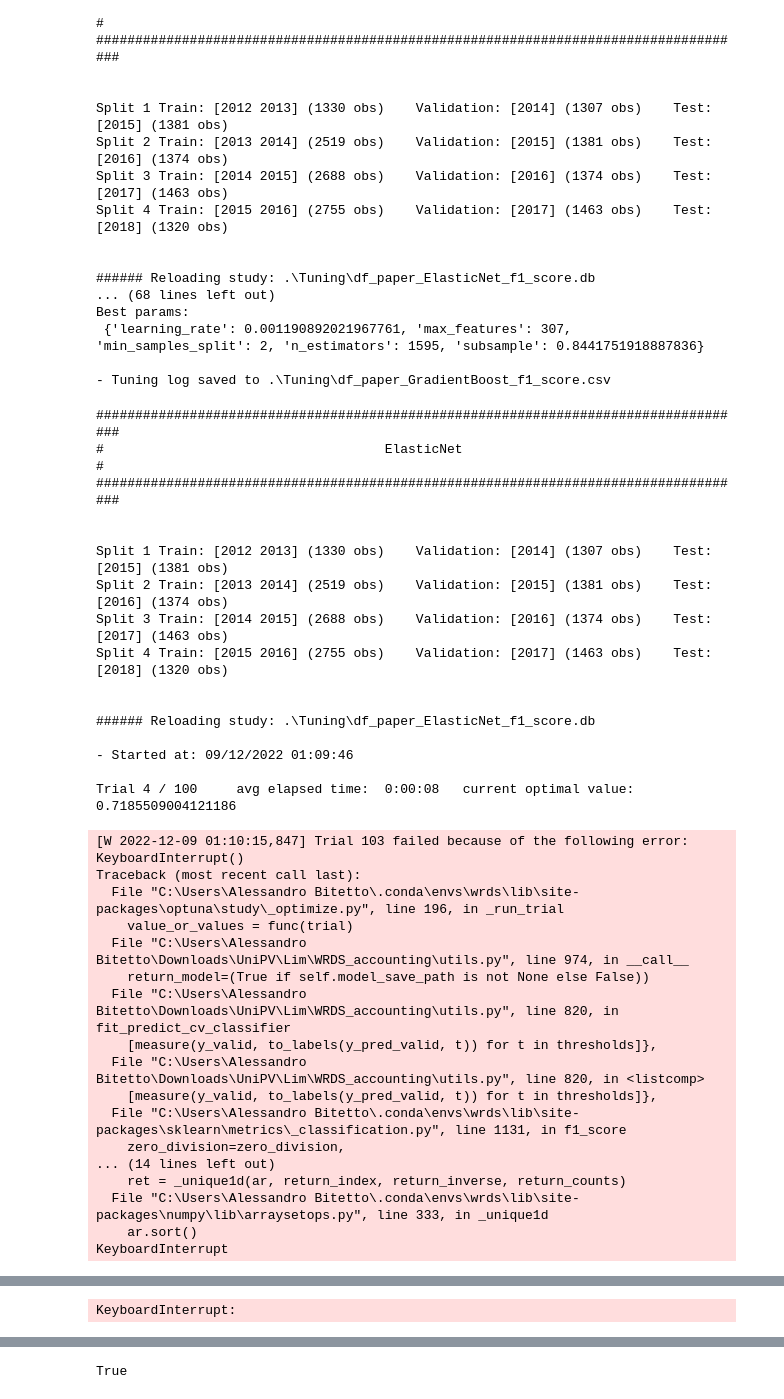
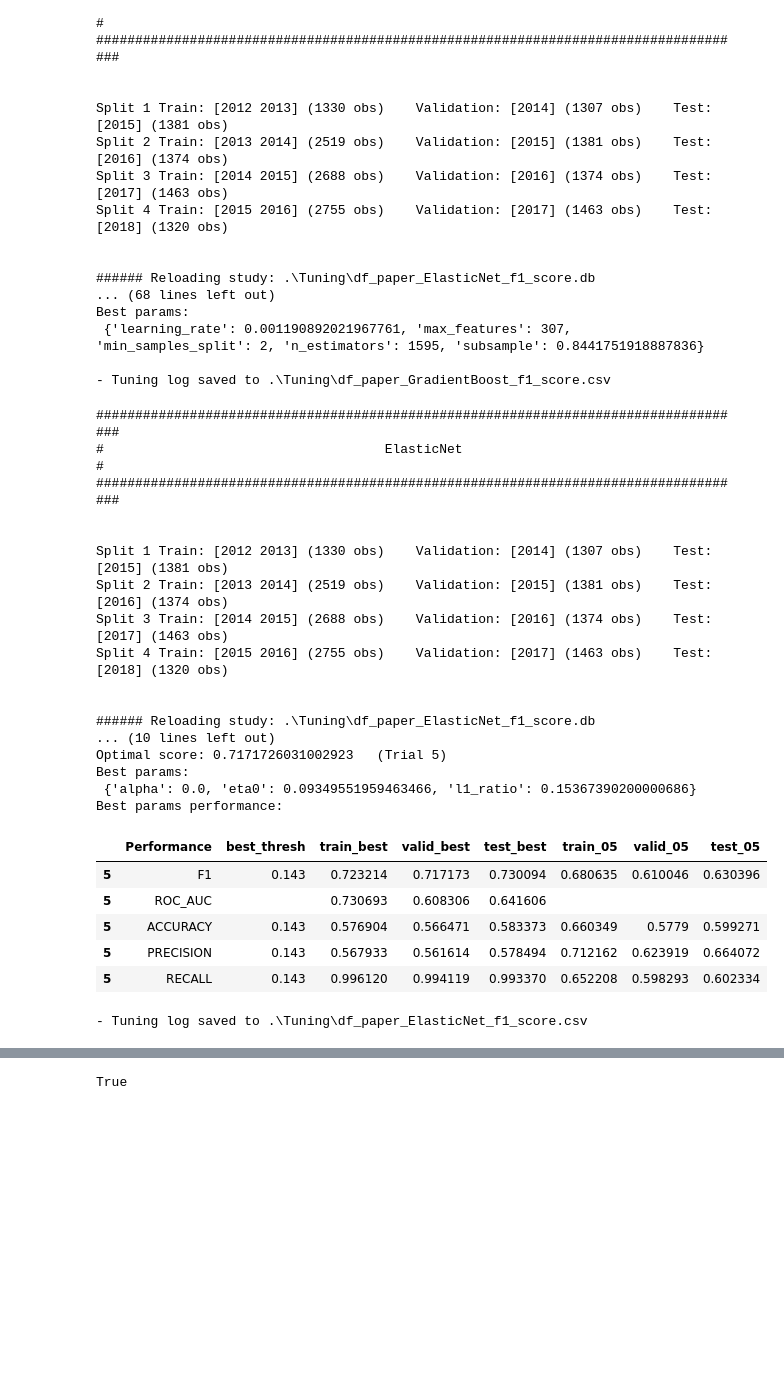
Before and after one commit to AleBitetto/WRDS_accounting, a Jupyter notebook: Predict with ML.ipynb, the cells around one changed output, grey strips where cells are left out. Drawn from its saved outputs; the diff is of its cells as text; code cells hidden in the pictures; blank space fills up the shorter version.

```diff
--- a/Predict with ML.ipynb
+++ b/Predict with ML.ipynb
@@ -217,44 +222,36 @@ Best params:
 # %%
 mod = 'ElasticNet'
 
+TOT_TRIALS=5
 print('#'*(70+len(mod)+4))
 print('#'+' '*35, mod, ' '*35+'#')
 print('#'*(70+len(mod)+4),'\n\n')
 study, study_log=tune_hyperparameters(df=df_pred, tot_trials=TOT_TRIALS, model_type=mod, measure=MEASURE, cv_iterator=CV_ITERATOR,
                           time_var=TIME_VAR, out_of_sample_years=OUT_OF_SAMPLE_YEARS, add_measure=ADD_MEASURE, optim_measure=OPTIM_MEASURE,
                           file_name=FILE_NAME, tuning_folder=TUNING_FOLDER,
-                          tuning_checkpoint_folder=TUNING_CHECKPOINT_FOLDER)
+                          tuning_checkpoint_folder=TUNING_CHECKPOINT_FOLDER, reload=False)
 # %% [output]
 ####################################################################################
 #                                    ElasticNet                                    #
 ####################################################################################
 
 
 Split 1 Train: [2012 2013] (1330 obs)    Validation: [2014] (1307 obs)    Test: [2015] (1381 obs)
 Split 2 Train: [2013 2014] (2519 obs)    Validation: [2015] (1381 obs)    Test: [2016] (1374 obs)
 Split 3 Train: [2014 2015] (2688 obs)    Validation: [2016] (1374 obs)    Test: [2017] (1463 obs)
 Split 4 Train: [2015 2016] (2755 obs)    Validation: [2017] (1463 obs)    Test: [2018] (1320 obs)
 
 
 ###### Reloading study: .\Tuning\df_paper_ElasticNet_f1_score.db
-
-- Started at: 09/12/2022 01:09:46
-
-Trial 4 / 100     avg elapsed time:  0:00:08   current optimal value: 0.7185509004121186
+... (10 lines left out)
+Optimal score: 0.7171726031002923   (Trial 5)
+Best params:
+ {'alpha': 0.0, 'eta0': 0.09349551959463466, 'l1_ratio': 0.15367390200000686}
+Best params performance:
+|  | Performance | best_thresh | train_best | valid_best | test_best | train_05 | valid_05 | test_05 |
+| 5 | F1 | 0.143 | 0.723214 | 0.717173 | 0.730094 | 0.680635 | 0.610046 | 0.630396 |
+| 5 | ROC_AUC |  | 0.730693 | 0.608306 | 0.641606 |  |  |  |
+| 5 | ACCURACY | 0.143 | 0.576904 | 0.566471 | 0.583373 | 0.660349 | 0.5779 | 0.599271 |
+| 5 | PRECISION | 0.143 | 0.567933 | 0.561614 | 0.578494 | 0.712162 | 0.623919 | 0.664072 |
+| 5 | RECALL | 0.143 | 0.996120 | 0.994119 | 0.993370 | 0.652208 | 0.598293 | 0.602334 |
-[W 2022-12-09 01:10:15,847] Trial 103 failed because of the following error: KeyboardInterrupt()
-Traceback (most recent call last):
-  File "C:\Users\Alessandro Bitetto\.conda\envs\wrds\lib\site-packages\optuna\study\_optimize.py", line 196, in _run_trial
-    value_or_values = func(trial)
-  File "C:\Users\Alessandro Bitetto\Downloads\UniPV\Lim\WRDS_accounting\utils.py", line 974, in __call__
-    return_model=(True if self.model_save_path is not None else False))
-  File "C:\Users\Alessandro Bitetto\Downloads\UniPV\Lim\WRDS_accounting\utils.py", line 820, in fit_predict_cv_classifier
-    [measure(y_valid, to_labels(y_pred_valid, t)) for t in thresholds]},
-  File "C:\Users\Alessandro Bitetto\Downloads\UniPV\Lim\WRDS_accounting\utils.py", line 820, in <listcomp>
-    [measure(y_valid, to_labels(y_pred_valid, t)) for t in thresholds]},
-  File "C:\Users\Alessandro Bitetto\.conda\envs\wrds\lib\site-packages\sklearn\metrics\_classification.py", line 1131, in f1_score
-    zero_division=zero_division,
-... (14 lines left out)
-    ret = _unique1d(ar, return_index, return_inverse, return_counts)
-  File "C:\Users\Alessandro Bitetto\.conda\envs\wrds\lib\site-packages\numpy\lib\arraysetops.py", line 333, in _unique1d
-    ar.sort()
-KeyboardInterrupt
+- Tuning log saved to .\Tuning\df_paper_ElasticNet_f1_score.csv
@@ -278 +257,0 @@ KeyboardInterrupt
-KeyboardInterrupt:
```
Also changed, not shown: parts of 20 cells of this notebook, 1 other file.
